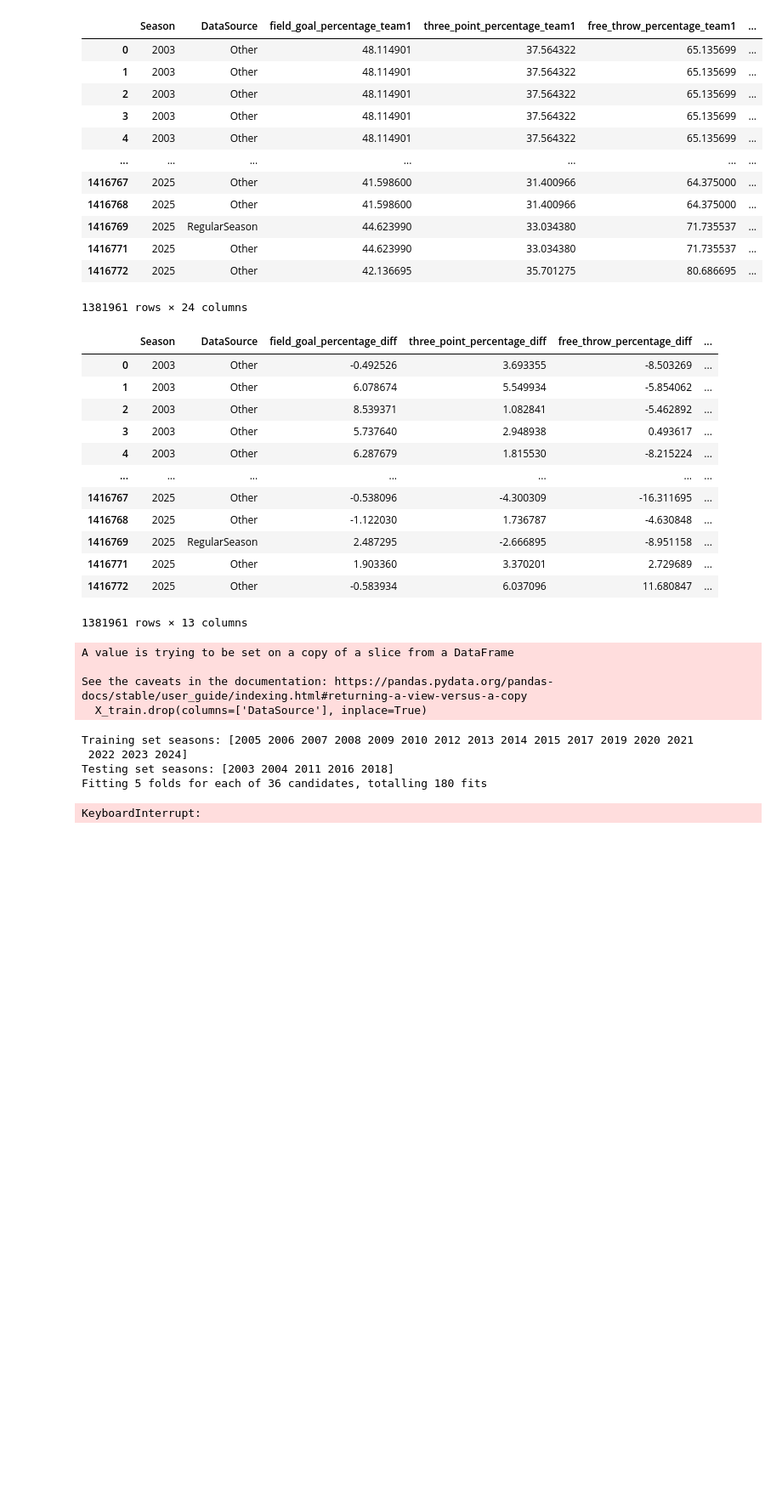
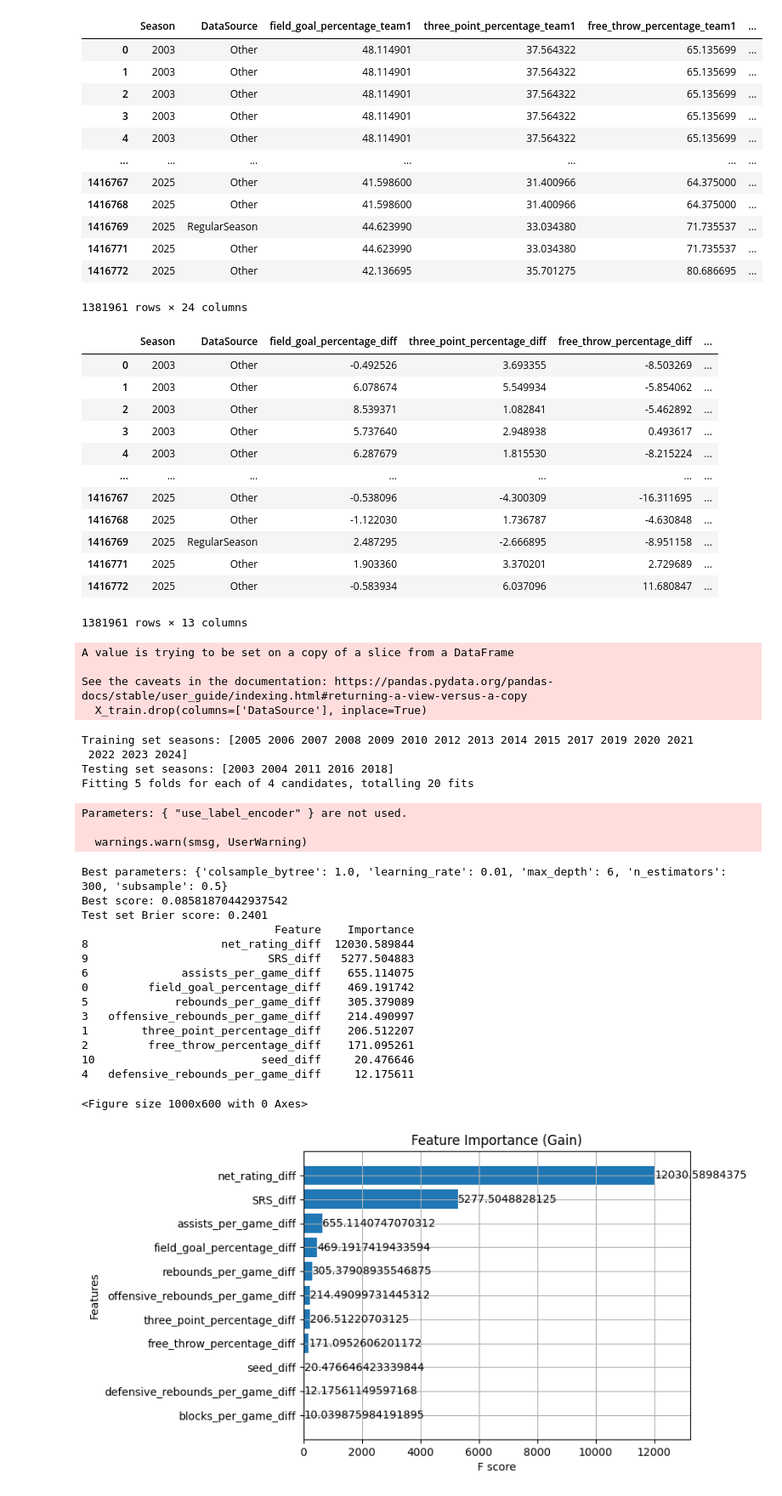
Before and after one commit to hgc2024/March_Madness_2025_Kaggle, a Jupyter notebook: source_jupyter.ipynb, the cells around one changed output. Shown at 85% size. Cells and saved outputs as stored; diff of their text form; code cells hidden in the pictures; blank space fills up the shorter version.

Commit message:
Created men's predictions. Now need to create women's predictions. goto_conversion will be used as a secondary submission.

```diff
--- a/source_jupyter.ipynb
+++ b/source_jupyter.ipynb
@@ -151,0 +133,12 @@ print(seeding_by_season_w.head())
+# %%
+def get_seed(df: pd.DataFrame) -> pd.DataFrame:
+    df['seed'] = df['Seed'].apply(lambda x: int(x[1:3]))
+    # Make sure seed is an int
+    df['seed'] = df['seed'].astype(int)
+    df.drop(columns=['Seed'], inplace=True)
+    return df
+
+seeding_by_season_m = get_seed(seeding_m)
+seeding_by_season_w = get_seed(seeding_w)
+print(seeding_by_season_m.head())
+print(seeding_by_season_w.head())
@@ -882,8 +888,8 @@ def merge_all_results(tourney_df: pd.DataFrame, regular_df: pd.DataFrame, other_
 
     print(merged_df.columns)
 
-    merged_df['Seed_team1'].fillna('W16', inplace=True)
-    merged_df['Seed_team2'].fillna('W16', inplace=True)
+    merged_df['seed_team1'].fillna('16', inplace=True)
+    merged_df['seed_team2'].fillna('16', inplace=True)
 
     dropped_columns = ['TeamID_x', 'total_points_scored_team1', 'TeamID_y', 'total_points_scored_team2']
 
@@ -1280,6 +1014,9 @@ print(combined_df_w.isnull().sum())
 pd.set_option('display.max_columns', None)
 print(combined_df_m.columns)
 print(combined_df_w.columns)
+
+# Create a copy of the 2025 data to be used later for predictions
+combined_df_m_2025 = combined_df_m[combined_df_m['Season'] == 2025].copy()
 
 # Need to drop columns, such as TeamID, that would complicate the model and unimmportant columns
 xgboost_dropped_columns = ['WScore', 'LScore', 'target',
@@ -1304,6 +1041,10 @@ display(xgboost_data_m)
 # For all non-categorical columns, we'll need to find the difference between them and drop the original columns
 # This is because supplying both columns to the model would introduce multicollinearity
 
+# Set seed_team1 and seed_team2 to integers
+xgboost_data_m['seed_team1'] = xgboost_data_m['seed_team1'].astype(int)
+xgboost_data_m['seed_team2'] = xgboost_data_m['seed_team2'].astype(int)
+
 # Find all non-categorical columns
 non_categorical_columns = []
 for col in xgboost_data_m.columns:
@@ -1321,6 +1062,10 @@ for col in non_categorical_columns:
         xgboost_data_m[f"{col}_diff"] = xgboost_data_m[f"{col}_team1"] - xgboost_data_m[f"{col}_team2"]
         xgboost_data_m.drop(columns=[f"{col}_team1", f"{col}_team2"], inplace=True)
 
+# Calculate seed difference
+xgboost_data_m['seed_diff'] = xgboost_data_m['seed_team1'] - xgboost_data_m['seed_team2']
+xgboost_data_m.drop(columns=['seed_team1', 'seed_team2'], inplace=True)
+
 display(xgboost_data_m)
 # %% [output]
 Season           0
@@ -1443,10 +1188,10 @@ xgb_model = XGBClassifier(
 # Define hyperparameters for GridSearchCV
 param_grid = {
     'n_estimators': [300],
-    'max_depth': [4, 6, 8],
-    'learning_rate': [0.005, 0.01],
-    'subsample': [0.5, 0.6, 0.7],
-    'colsample_bytree': [0.8, 1.0]
+    'max_depth': [3, 5],
+    'learning_rate': [0.01],
+    'subsample': [0.5],
+    'colsample_bytree': [1.0]
 }
 
 # Use GridSearchCV for hyperparameter tuning
@@ -1496,32 +1241,50 @@ importance_df.to_csv(importance_df_path, index=False)
 
 # Print the top 10 most important features
 print(importance_df.head(10))
 
 # Plot feature importance
 plt.figure(figsize=(10, 6))
 plot_importance(best_model, importance_type='gain', max_num_features=20, height=0.8)
 plt.title('Feature Importance (Gain)')
 
 # Save the figure
 importance_plot_dir = r"C:\Users\henry-cao-local\Desktop\Self_Learning\Kaggle\March_Machine_Learning_Mania_2025\March_Madness_2025_Kaggle\Feature_Importance"
 importance_plot_path = os.path.join(importance_plot_dir, 'importance_plot_v6.png')
 plt.savefig(importance_plot_path)
 
 plt.show()
 
 
 
 # Save the best model
 best_model_dir = r"C:\Users\henry-cao-local\Desktop\Self_Learning\Kaggle\March_Machine_Learning_Mania_2025\March_Madness_2025_Kaggle\Models"
 best_model_path = os.path.join(best_model_dir, 'best_model_v6')
 best_model.save_model(best_model_path)
 # %% [output]
 A value is trying to be set on a copy of a slice from a DataFrame
 
 See the caveats in the documentation: https://pandas.pydata.org/pandas-docs/stable/user_guide/indexing.html#returning-a-view-versus-a-copy
   X_train.drop(columns=['DataSource'], inplace=True)
 Training set seasons: [2005 2006 2007 2008 2009 2010 2012 2013 2014 2015 2017 2019 2020 2021
  2022 2023 2024]
 Testing set seasons: [2003 2004 2011 2016 2018]
-Fitting 5 folds for each of 36 candidates, totalling 180 fits
+Fitting 5 folds for each of 4 candidates, totalling 20 fits
-KeyboardInterrupt:
+Parameters: { "use_label_encoder" } are not used.
+
+  warnings.warn(smsg, UserWarning)
+Best parameters: {'colsample_bytree': 1.0, 'learning_rate': 0.01, 'max_depth': 6, 'n_estimators': 300, 'subsample': 0.5}
+Best score: 0.08581870442937542
+Test set Brier score: 0.2401
+                             Feature    Importance
+8                    net_rating_diff  12030.589844
+9                           SRS_diff   5277.504883
+6              assists_per_game_diff    655.114075
+0         field_goal_percentage_diff    469.191742
+5             rebounds_per_game_diff    305.379089
+3   offensive_rebounds_per_game_diff    214.490997
+1        three_point_percentage_diff    206.512207
+2         free_throw_percentage_diff    171.095261
+10                         seed_diff     20.476646
+4   defensive_rebounds_per_game_diff     12.175611
+<Figure size 1000x600 with 0 Axes>
+[figure, added]
```
Also changed, not shown: parts of 20 cells of this notebook, 9 other files.
